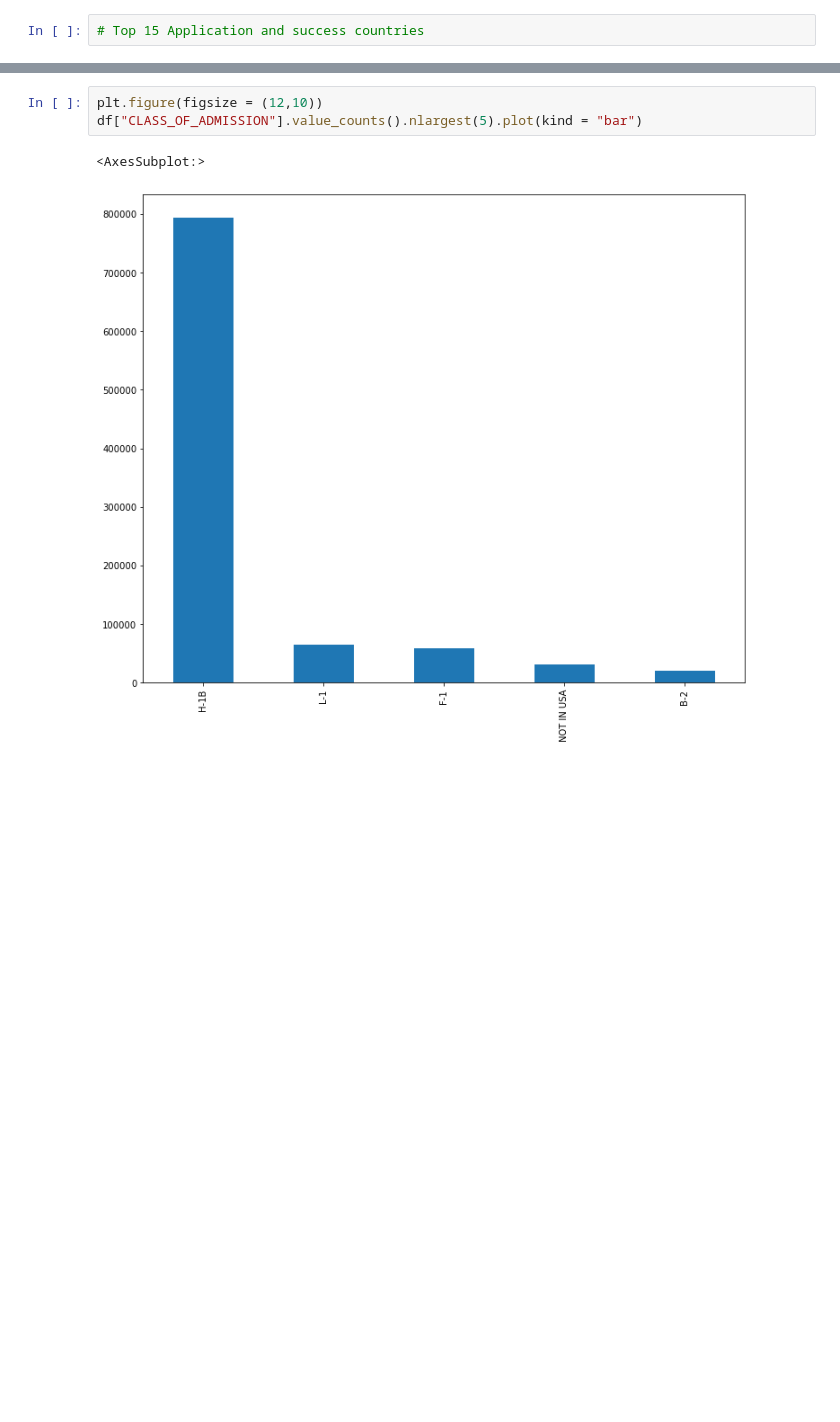
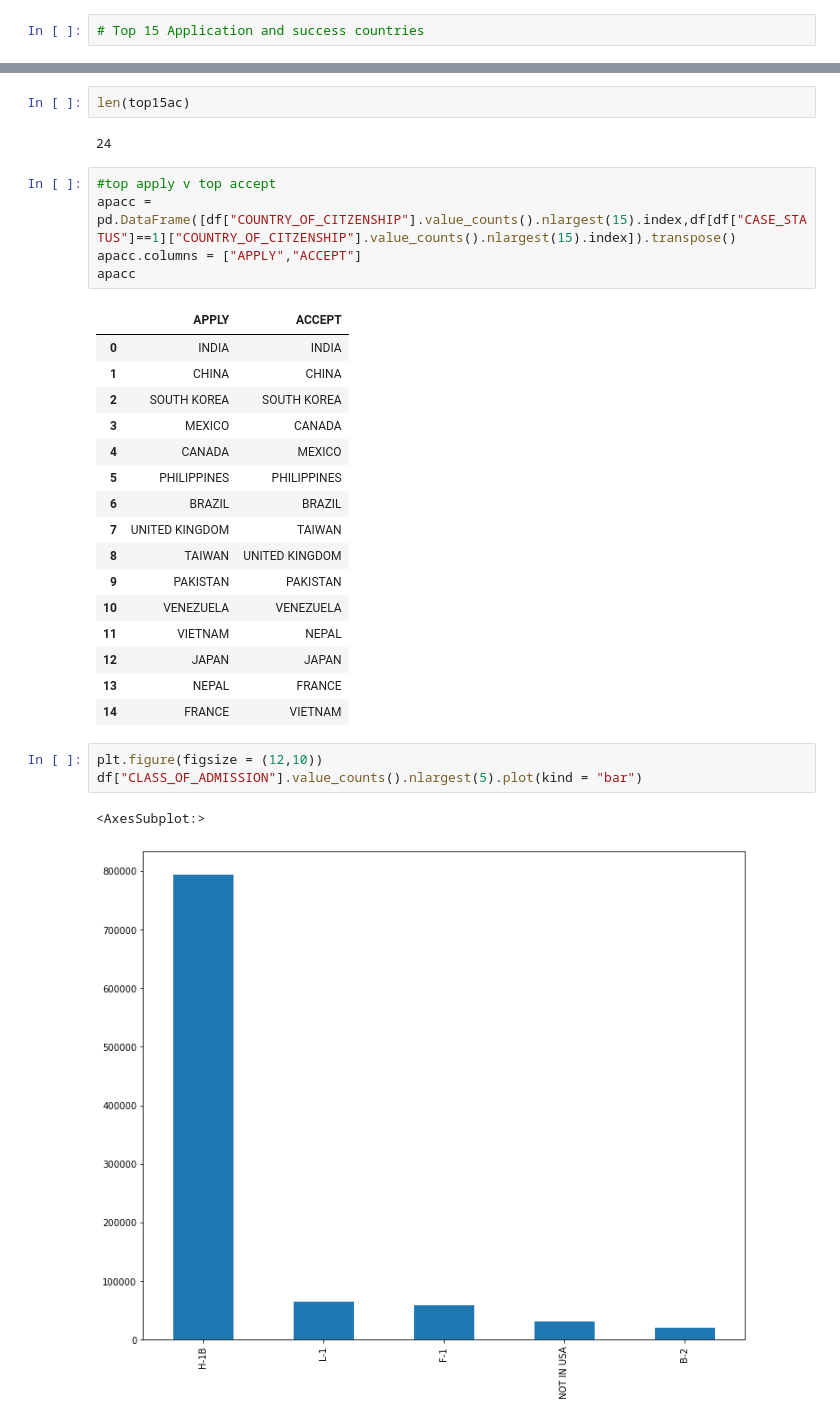
Before and after one commit to tdyk9098/Immigration-Employment-Project, a Jupyter notebook: GC Long Term.ipynb, the cells around one changed output, grey strips where cells are left out. Cells and saved outputs as stored; diff of their text form; blank space fills up the shorter version.

```diff
--- a/GC Long Term.ipynb
+++ b/GC Long Term.ipynb
@@ -949,3 +1036,29 @@ df["COUNTRY_OF_CITZENSHIP"].value_counts().nlargest(15).plot(kind = "bar")
+# %%
+len(top15ac)
+# %% [output]
+24
+# %%
+#top apply v top accept
+apacc = pd.DataFrame([df["COUNTRY_OF_CITZENSHIP"].value_counts().nlargest(15).index,df[df["CASE_STATUS"]==1]["COUNTRY_OF_CITZENSHIP"].value_counts().nlargest(15).index]).transpose()
+apacc.columns = ["APPLY","ACCEPT"]
+apacc
+# %% [output]
+|  | APPLY | ACCEPT |
+| 0 | INDIA | INDIA |
+| 1 | CHINA | CHINA |
+| 2 | SOUTH KOREA | SOUTH KOREA |
+| 3 | MEXICO | CANADA |
+| 4 | CANADA | MEXICO |
+| 5 | PHILIPPINES | PHILIPPINES |
+| 6 | BRAZIL | BRAZIL |
+| 7 | UNITED KINGDOM | TAIWAN |
+| 8 | TAIWAN | UNITED KINGDOM |
+| 9 | PAKISTAN | PAKISTAN |
+| 10 | VENEZUELA | VENEZUELA |
+| 11 | VIETNAM | NEPAL |
+| 12 | JAPAN | JAPAN |
+| 13 | NEPAL | FRANCE |
+| 14 | FRANCE | VIETNAM |
 # %%
 plt.figure(figsize = (12,10))
 df["CLASS_OF_ADMISSION"].value_counts().nlargest(5).plot(kind = "bar")
```
Also changed, not shown: parts of 19 cells of this notebook.
